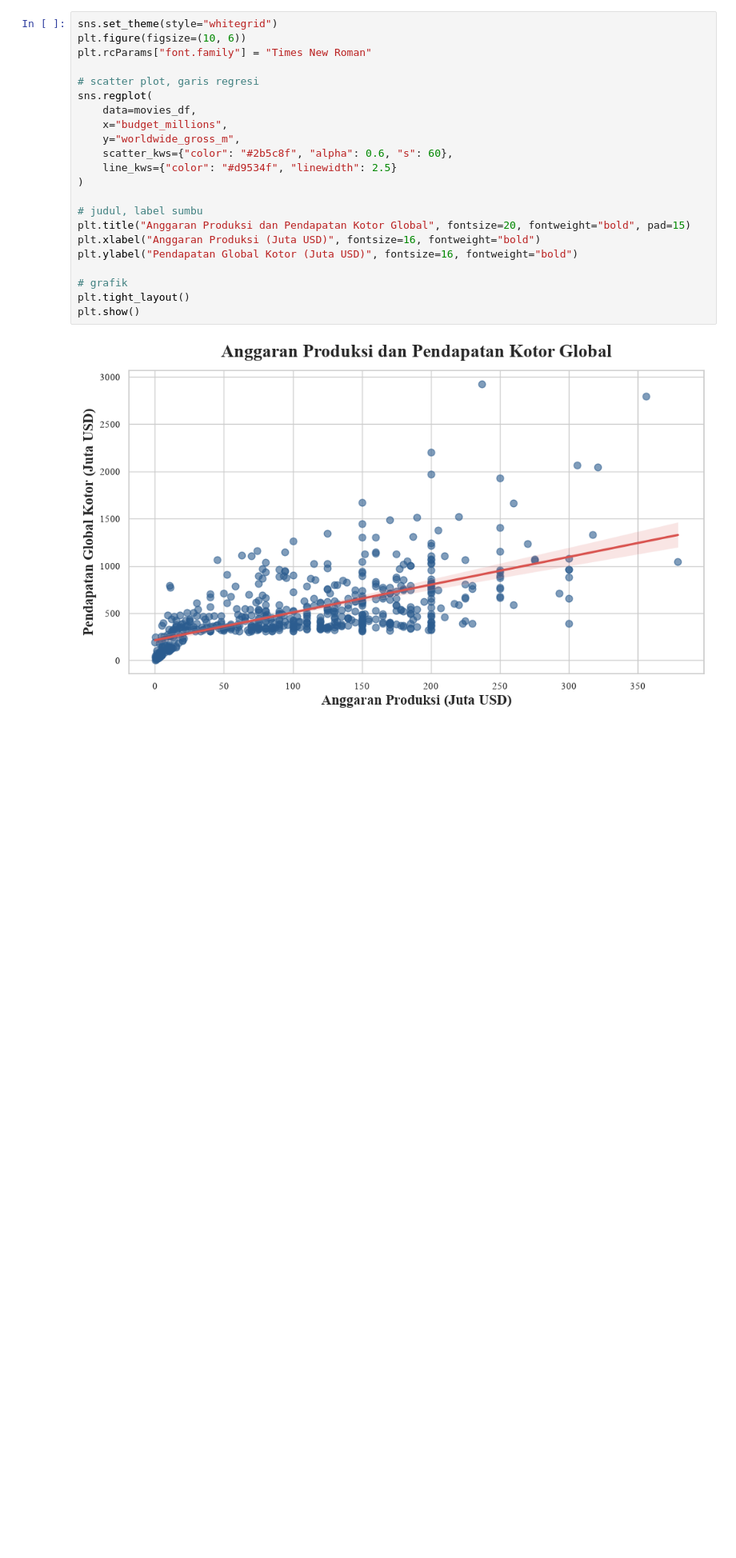
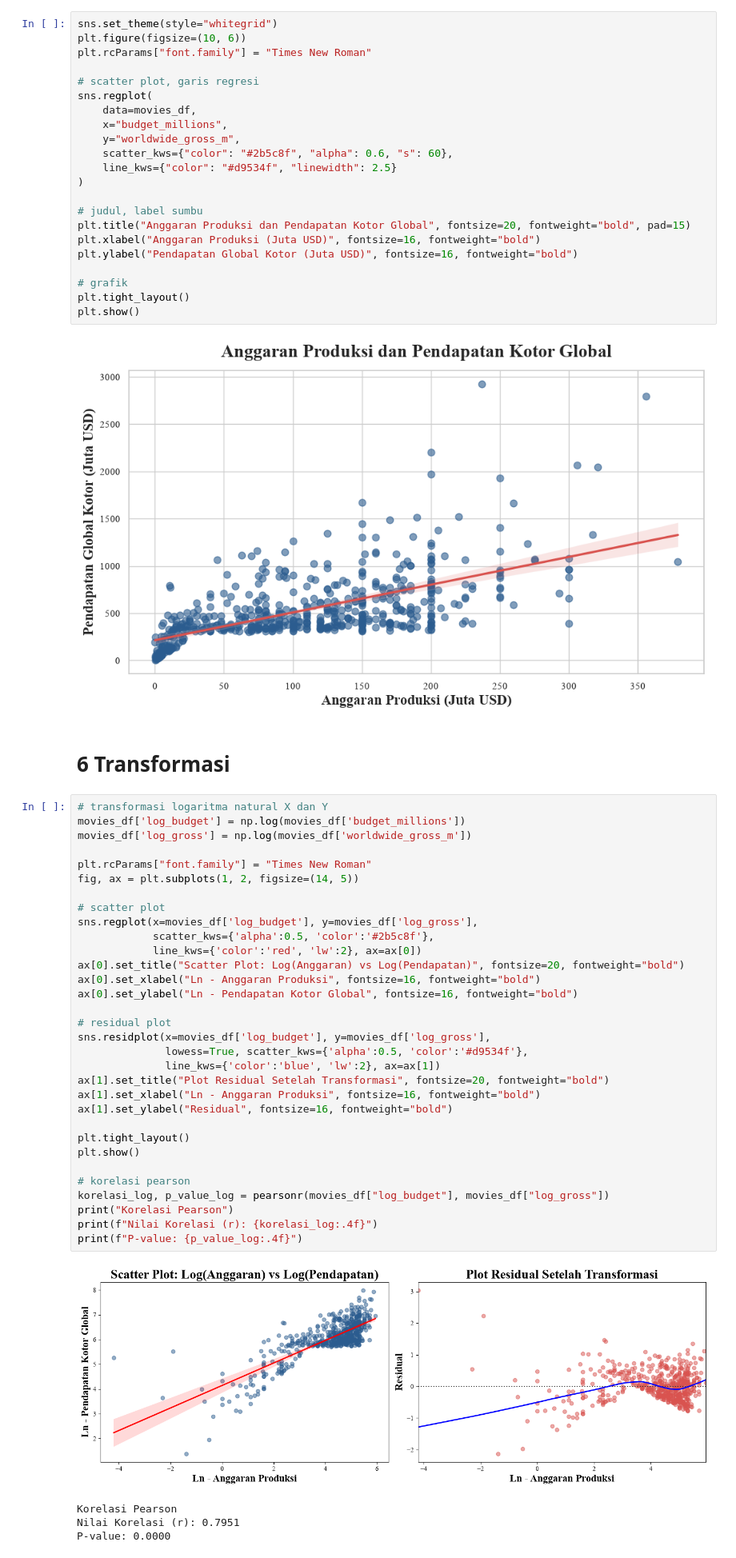
Before and after one commit to ahzasasa/anareg, a Jupyter notebook: simple-linear-regression.ipynb, the cells around one changed output. Shown at 80% size. Cells and saved outputs as stored; diff of their text form; blank space fills up the shorter version.

```diff
--- a/simple-linear-regression.ipynb
+++ b/simple-linear-regression.ipynb
@@ -538,3 +993,42 @@ plt.tight_layout()
 plt.show()
 # %% [output]
 [figure]
+# %% [markdown]
+# 6 Transformasi
+# %%
+# transformasi logaritma natural X dan Y
+movies_df['log_budget'] = np.log(movies_df['budget_millions'])
+movies_df['log_gross'] = np.log(movies_df['worldwide_gross_m'])
+
+plt.rcParams["font.family"] = "Times New Roman"
+fig, ax = plt.subplots(1, 2, figsize=(14, 5))
+
+# scatter plot
+sns.regplot(x=movies_df['log_budget'], y=movies_df['log_gross'],
+            scatter_kws={'alpha':0.5, 'color':'#2b5c8f'},
+            line_kws={'color':'red', 'lw':2}, ax=ax[0])
+ax[0].set_title("Scatter Plot: Log(Anggaran) vs Log(Pendapatan)", fontsize=20, fontweight="bold")
+ax[0].set_xlabel("Ln - Anggaran Produksi", fontsize=16, fontweight="bold")
+ax[0].set_ylabel("Ln - Pendapatan Kotor Global", fontsize=16, fontweight="bold")
+
+# residual plot
+sns.residplot(x=movies_df['log_budget'], y=movies_df['log_gross'],
+              lowess=True, scatter_kws={'alpha':0.5, 'color':'#d9534f'},
+              line_kws={'color':'blue', 'lw':2}, ax=ax[1])
+ax[1].set_title("Plot Residual Setelah Transformasi", fontsize=20, fontweight="bold")
+ax[1].set_xlabel("Ln - Anggaran Produksi", fontsize=16, fontweight="bold")
+ax[1].set_ylabel("Residual", fontsize=16, fontweight="bold")
+
+plt.tight_layout()
+plt.show()
+
+# korelasi pearson
+korelasi_log, p_value_log = pearsonr(movies_df["log_budget"], movies_df["log_gross"])
+print("Korelasi Pearson")
+print(f"Nilai Korelasi (r): {korelasi_log:.4f}")
+print(f"P-value: {p_value_log:.4f}")
+# %% [output]
+[figure, added]
+Korelasi Pearson
+Nilai Korelasi (r): 0.7951
+P-value: 0.0000
```
Also changed, not shown: parts of 65 cells of this notebook.
